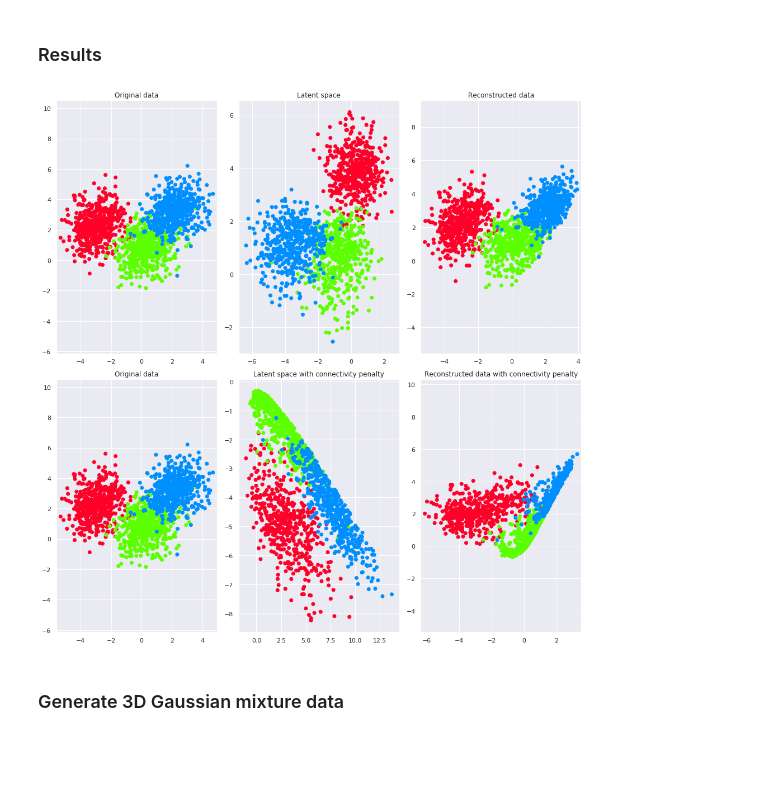
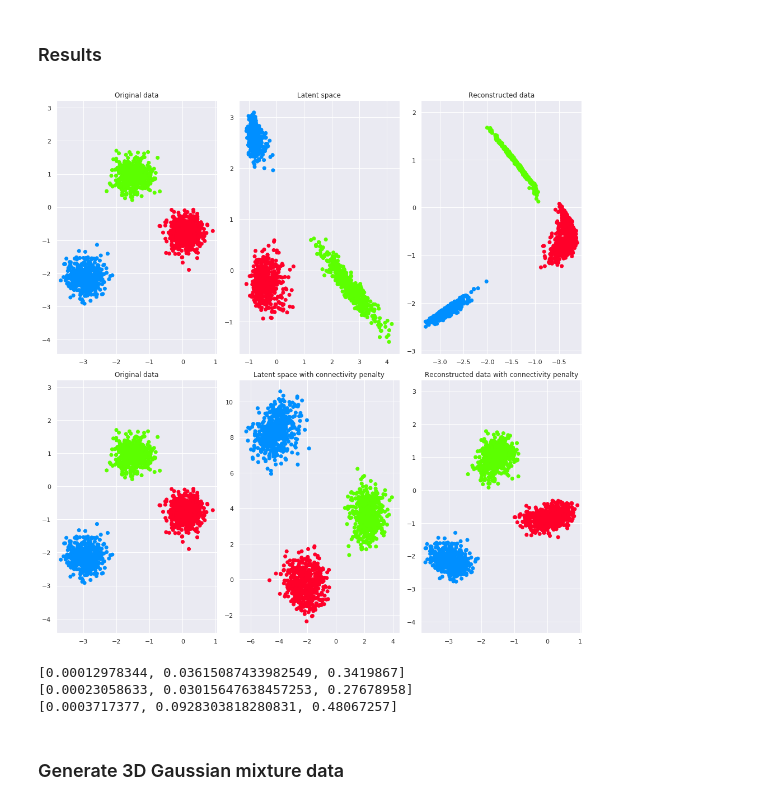
Before and after one commit to sauxpa/connectivity_loss, a Jupyter notebook: notebook.ipynb, the cells around one changed output. Saved outputs shown, nothing was run; the diff lists cells and outputs as text; code cells hidden in the pictures; blank space fills up the shorter version.

```diff
--- a/notebook.ipynb
+++ b/notebook.ipynb
@@ -29,10 +29,10 @@ labels = []
 # random centroids in [-5,5]x[-5, 5]
 means = 10*(np.random.rand(K, d)-0.5)
 # random covariances
-covs = np.random.rand(K, d, d)
+covs = 0.1*np.random.rand(K, d, d)
 for k in range(K):
     # this is indeed a covariance matrix
-    covs[k] = 0.3*np.dot(covs[k], covs[k].T)+0.7*np.eye(d)
+    covs[k] = 0.3*np.dot(covs[k], covs[k].T)+0.7*0.1*np.eye(d)
     data.append([np.random.multivariate_normal(means[k], covs[k], N)])
     labels.append([k,]*N)
 
@@ -46,7 +46,7 @@ hidden_size = 20
 emb_size = 2
 use_cuda = False
 eta = 2.0
-eps = 1e-4
+tol = 1e-4
 lr = 0.001
 batch_size = 50
 n_epochs = 10
@@ -58,7 +58,7 @@ model_no_penalty = Model(input_size,
                          emb_size,
                          hidden_size,
                          eta=eta,
-                         eps=eps,
+                         tol=tol,
                          lr=lr,
                          batch_size=batch_size,
                          use_cuda=use_cuda,
@@ -73,7 +73,7 @@ model_penalty = Model(input_size,
                       emb_size,
                       hidden_size,
                       eta=eta,
-                      eps=eps,
+                      tol=tol,
                       lr=lr,
                       batch_size=batch_size,
                       use_cuda=use_cuda,
@@ -91,40 +91,46 @@ ax = axes[0, 0]
 ax.scatter(data[:, 0], data[:, 1], c=labels, cmap=mpl.colors.ListedColormap(colors))
 ax.set_aspect('equal', 'datalim')
 ax.set_title('Original data')
 
 ax = axes[0, 1]
-model_no_penalty.load_state_dict(torch.load('gauss_2d_{}_epochs_no_penalty.pt'.format(n_epochs)))
-latent_space = model_no_penalty.autoencoder.encoder(data).data
-ax.scatter(latent_space[:, 0], latent_space[:, 1], c=labels, cmap=mpl.colors.ListedColormap(colors))
+latent_space_no_penalty = model_no_penalty.autoencoder.encoder(data).data
+ax.scatter(latent_space_no_penalty[:, 0], latent_space_no_penalty[:, 1], c=labels, cmap=mpl.colors.ListedColormap(colors))
 ax.set_title('Latent space')
 
 ax = axes[0, 2]
 reconstructed_data = model_no_penalty.autoencoder(data).data
 ax.scatter(reconstructed_data[:, 0], reconstructed_data[:, 1], c=labels, cmap=mpl.colors.ListedColormap(colors))
 ax.set_aspect('equal', 'datalim')
 ax.set_title('Reconstructed data')
 
+
 ax = axes[1, 0]
 ax.scatter(data[:, 0], data[:, 1], c=labels, cmap=mpl.colors.ListedColormap(colors))
 ax.set_aspect('equal', 'datalim')
 ax.set_title('Original data')
 
 ax = axes[1, 1]
-model_penalty.load_state_dict(torch.load('gauss_2d_{}_epochs_penalty.pt'.format(n_epochs)))
-latent_space = model_penalty.autoencoder.encoder(data).data
-ax.scatter(latent_space[:, 0], latent_space[:, 1], c=labels, cmap=mpl.colors.ListedColormap(colors))
+latent_space_penalty = model_penalty.autoencoder.encoder(data).data
+ax.scatter(latent_space_penalty[:, 0], latent_space_penalty[:, 1], c=labels, cmap=mpl.colors.ListedColormap(colors))
 ax.set_title('Latent space with connectivity penalty')
 
 ax = axes[1, 2]
 reconstructed_data = model_penalty.autoencoder(data).data
 ax.scatter(reconstructed_data[:, 0], reconstructed_data[:, 1], c=labels, cmap=mpl.colors.ListedColormap(colors))
 ax.set_aspect('equal', 'datalim')
 ax.set_title('Reconstructed data with connectivity penalty')
 
 plt.tight_layout()
 plt.show()
+
+print(barcode_stats(data))
+print(barcode_stats(latent_space_no_penalty))
+print(barcode_stats(latent_space_penalty))
 # %% [output]
-[figure, old version]
+[figure, new version]
+[0.00012978344, 0.03615087433982549, 0.3419867]
+[0.00023058633, 0.03015647638457253, 0.27678958]
+[0.0003717377, 0.0928303818280831, 0.48067257]
 # %% [markdown]
 ### Generate 3D Gaussian mixture data
 # %%
```
Also changed, not shown: parts of 4 cells of this notebook, 4 other files.
